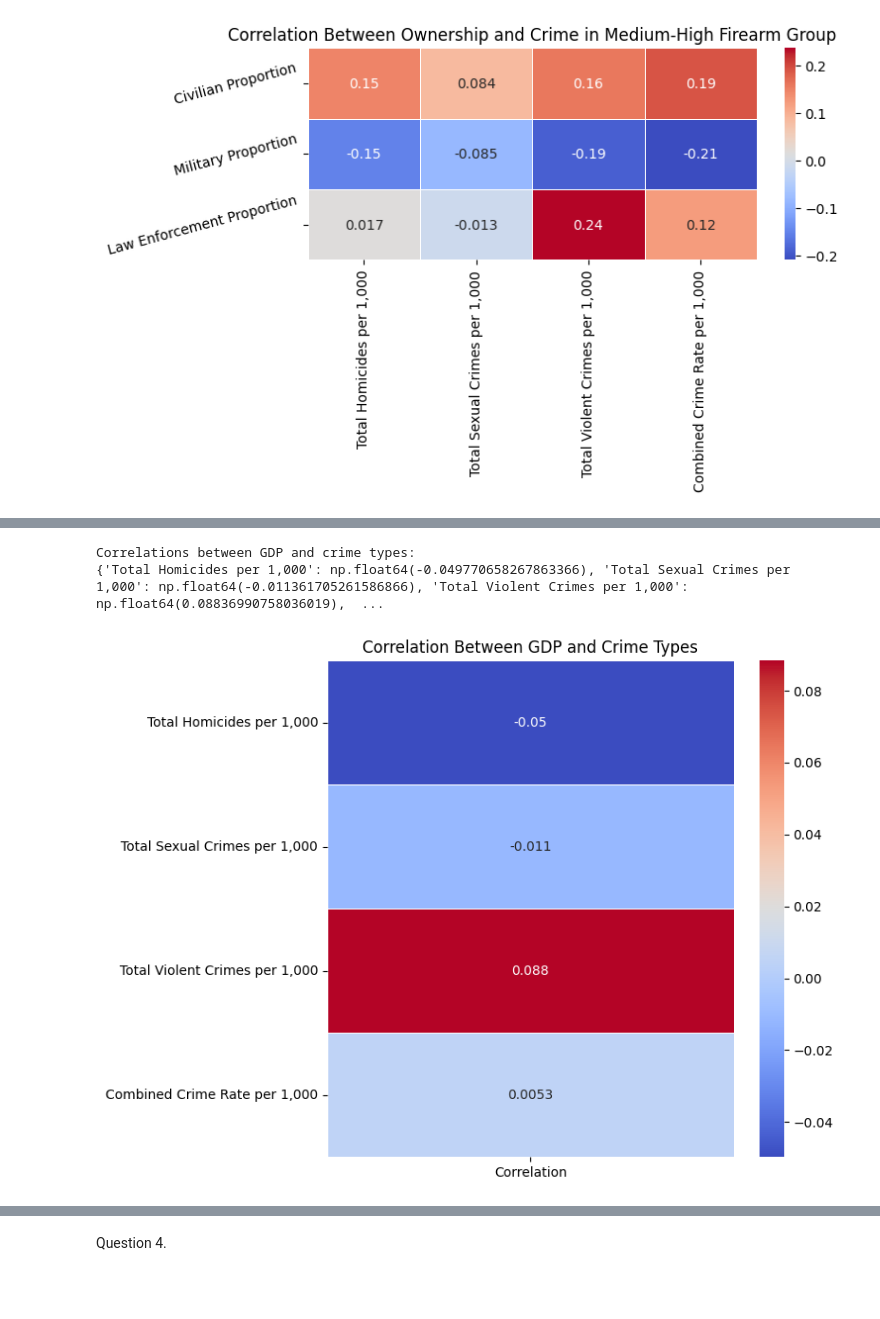
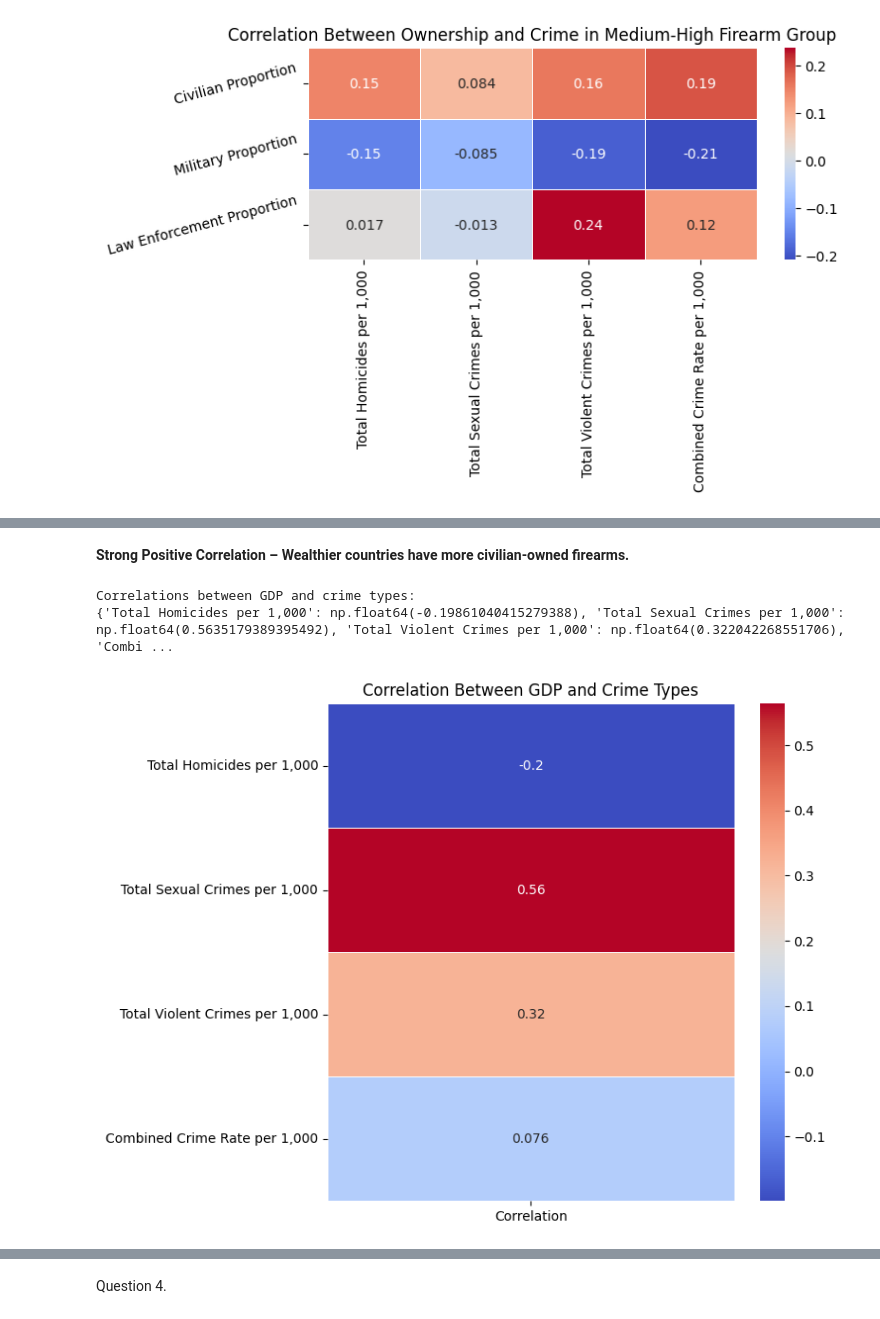
Before and after one commit to Alexderoode011202/DW_project, a Jupyter notebook: analysis/analysev2.ipynb, the cells around one changed output, grey strips where cells are left out. Saved outputs shown, nothing was run; the diff lists cells and outputs as text; code cells hidden in the pictures; blank space fills up the shorter version.

```diff
--- a/analysis/analysev2.ipynb
+++ b/analysis/analysev2.ipynb
@@ -337,8 +338,8 @@ strong multicollinearity or other numerical problems.
 # %%
 within_group_correlation_dict = {}
 
-for group in data["Firearms Group"].unique():
-    subset = data[data["Firearms Group"] == group]  # Filter data per group
+for group in data["Total Firearms Group"].unique():
+    subset = data[data["Total Firearms Group"] == group]  # Filter data per group
 
     # Compute correlation matrix
     correlation_matrix = subset[["Civilian Proportion", "Military Proportion", "Law Enforcement Proportion",
@@ -404,0 +482,26 @@ Question 3.
+# %%
+# GDP as a Confounding Variable
+gdp_column = "Country GDP per 1,000"
+
+# Correlations between GDP and crime stats
+gdp_crime_correlations = {}
+for crime in ["Estimate of firearms in civilian possession per 1,000", "Total law enforcement firearms per 1,000", "Total military firearms per 1,000"]:
+    correlation, _ = pearsonr(data[gdp_column], data[crime])
+    gdp_crime_correlations[crime] = correlation
+
+print("Correlations between GDP and weapon types:")
+print(gdp_crime_correlations)
+
+# Create heatmap
+correlation_df = pd.DataFrame.from_dict(gdp_crime_correlations, orient='index', columns=['Correlation'])
+plt.figure(figsize=(8, 6))
+sns.heatmap(
+    correlation_df,
+    annot=True,
+    cmap='coolwarm',
+    cbar=True,
+    linewidths=0.5
+)
+plt.title("Correlation Between GDP and Weapon Types")
+plt.tight_layout()
+plt.show()
@@ -405,30 +512,32 @@ Question 3.
+# %% [markdown]
+**Strong Positive Correlation – Wealthier countries have more civilian-owned firearms.**
 # %%
 # GDP as a Confounding Variable
-gdp_column = "Country GDP"
+gdp_column = "Country GDP per 1,000"
 
 # Correlations between GDP and crime stats
 gdp_crime_correlations = {}
 for crime in crime_columns:
     correlation, _ = pearsonr(data[gdp_column], data[crime])
     gdp_crime_correlations[crime] = correlation
 
 print("Correlations between GDP and crime types:")
 print(gdp_crime_correlations)
 
 # Create heatmap
 correlation_df = pd.DataFrame.from_dict(gdp_crime_correlations, orient='index', columns=['Correlation'])
 plt.figure(figsize=(8, 6))
 sns.heatmap(
     correlation_df,
     annot=True,
     cmap='coolwarm',
     cbar=True,
     linewidths=0.5
 )
 plt.title("Correlation Between GDP and Crime Types")
 plt.tight_layout()
 plt.show()
 # %% [output]
 Correlations between GDP and crime types:
-{'Total Homicides per 1,000': np.float64(-0.049770658267863366), 'Total Sexual Crimes per 1,000': np.float64(-0.011361705261586866), 'Total Violent Crimes per 1,000': np.float64(0.08836990758036019),  ...
+{'Total Homicides per 1,000': np.float64(-0.19861040415279388), 'Total Sexual Crimes per 1,000': np.float64(0.5635179389395492), 'Total Violent Crimes per 1,000': np.float64(0.322042268551706), 'Combi ...
-[figure, old version]
+[figure, new version]
```
Also changed, not shown: parts of 12 cells of this notebook.
